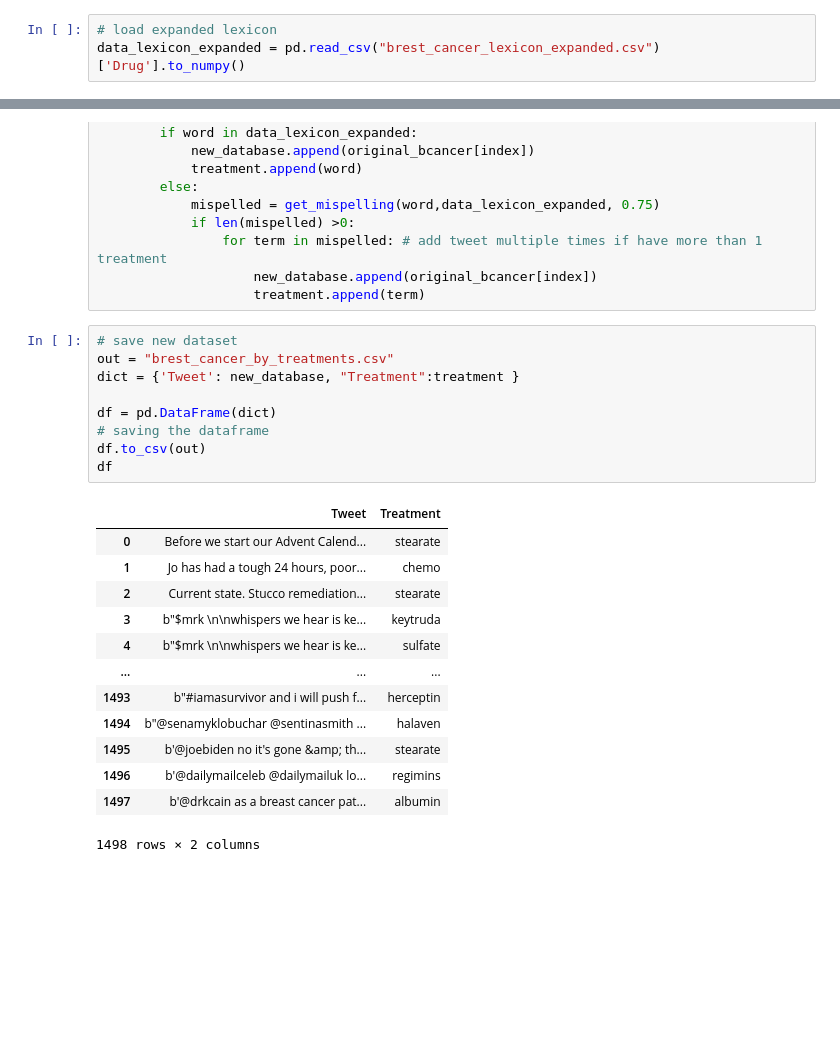
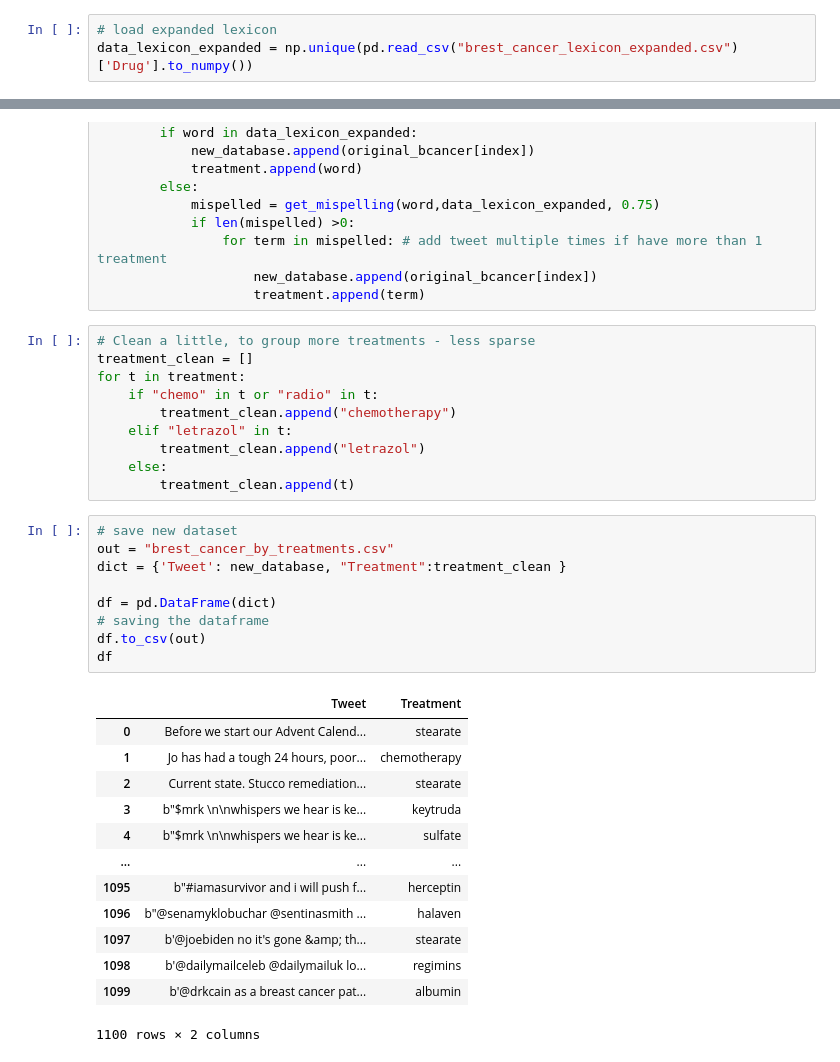
Before and after one commit to ramon349/BIONLP_final, a Jupyter notebook: breast_cancer_lexicon/lexicon.ipynb, the cells around one changed output, grey strips where cells are left out. Cells and saved outputs as stored; diff of their text form; blank space fills up the shorter version.

```diff
--- a/breast_cancer_lexicon/lexicon.ipynb
+++ b/breast_cancer_lexicon/lexicon.ipynb
@@ -100,6 +98,6 @@ if expand:
 # %%
 # load expanded lexicon
-data_lexicon_expanded = pd.read_csv("brest_cancer_lexicon_expanded.csv")['Drug'].to_numpy()
+data_lexicon_expanded = np.unique(pd.read_csv("brest_cancer_lexicon_expanded.csv")['Drug'].to_numpy())
 # %%
 # based on a giving tweet word from user, database of lexicon and ratio
 # return a list of all words from user which is misspelled and are breast cancer expression
@@ -127,26 +125,36 @@ for index,tweet in enumerate(sentences_bcancer):
                 for term in mispelled: # add tweet multiple times if have more than 1 treatment
                     new_database.append(original_bcancer[index])
                     treatment.append(term)
+# %%
+# Clean a little, to group more treatments - less sparse
+treatment_clean = []
+for t in treatment:
+    if "chemo" in t or "radio" in t:
+        treatment_clean.append("chemotherapy")
+    elif "letrazol" in t:
+        treatment_clean.append("letrazol")
+    else:
+        treatment_clean.append(t)
 # %%
 # save new dataset
 out = "brest_cancer_by_treatments.csv"
-dict = {'Tweet': new_database, "Treatment":treatment }
+dict = {'Tweet': new_database, "Treatment":treatment_clean }
 
 df = pd.DataFrame(dict)
 # saving the dataframe
 df.to_csv(out)
 df
 # %% [output]
 |  | Tweet | Treatment |
 | 0 | Before we start our Advent Calend... | stearate |
-| 1 | Jo has had a tough 24 hours, poor... | chemo |
+| 1 | Jo has had a tough 24 hours, poor... | chemotherapy |
 | 2 | Current state. Stucco remediation... | stearate |
 | 3 | b"$mrk \n\nwhispers we hear is ke... | keytruda |
 | 4 | b"$mrk \n\nwhispers we hear is ke... | sulfate |
 | ... | ... | ... |
-| 1493 | b"#iamasurvivor and i will push f... | herceptin |
-| 1494 | b"@senamyklobuchar @sentinasmith ... | halaven |
-| 1495 | b'@joebiden no it's gone &amp; th... | stearate |
-| 1496 | b'@dailymailceleb @dailymailuk lo... | regimins |
-| 1497 | b'@drkcain as a breast cancer pat... | albumin |
+| 1095 | b"#iamasurvivor and i will push f... | herceptin |
+| 1096 | b"@senamyklobuchar @sentinasmith ... | halaven |
+| 1097 | b'@joebiden no it's gone &amp; th... | stearate |
+| 1098 | b'@dailymailceleb @dailymailuk lo... | regimins |
+| 1099 | b'@drkcain as a breast cancer pat... | albumin |
-1498 rows × 2 columns
+1100 rows × 2 columns
```
Also changed, not shown: parts of 5 cells of this notebook, 3 other files.
